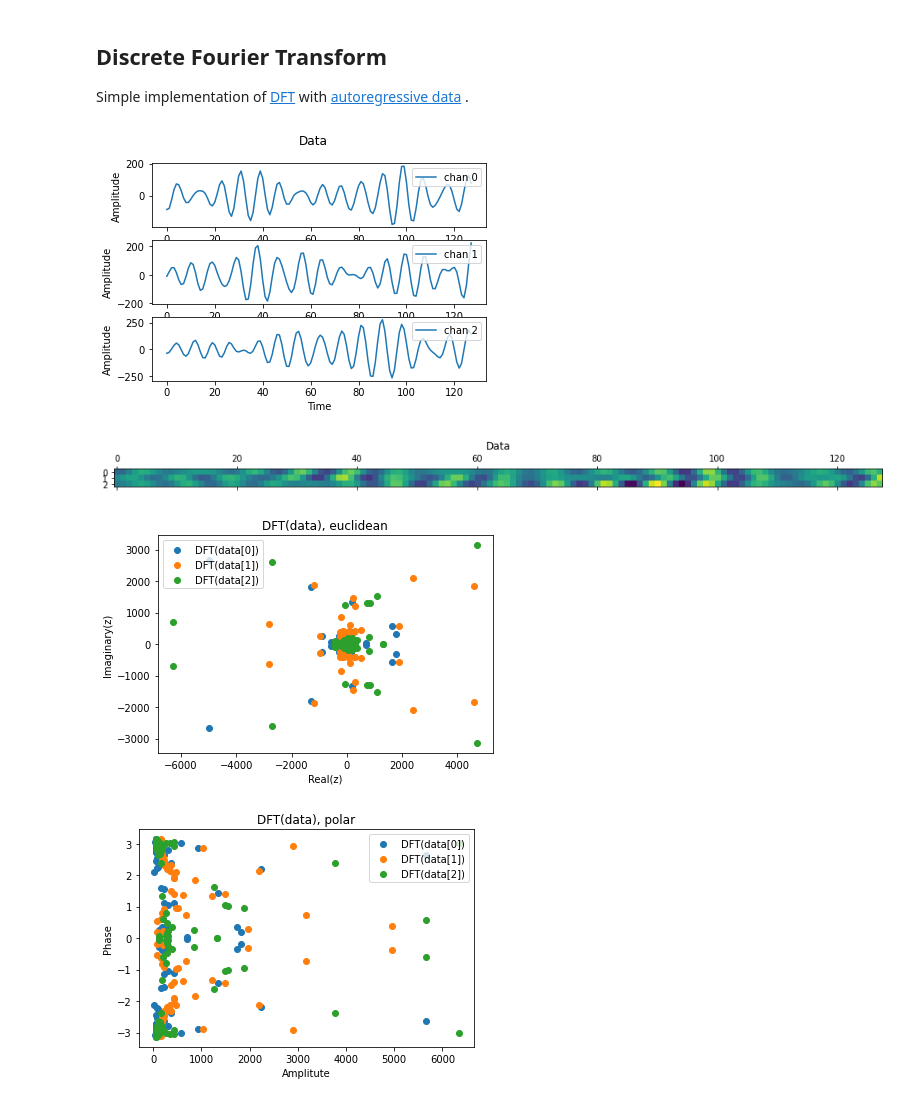
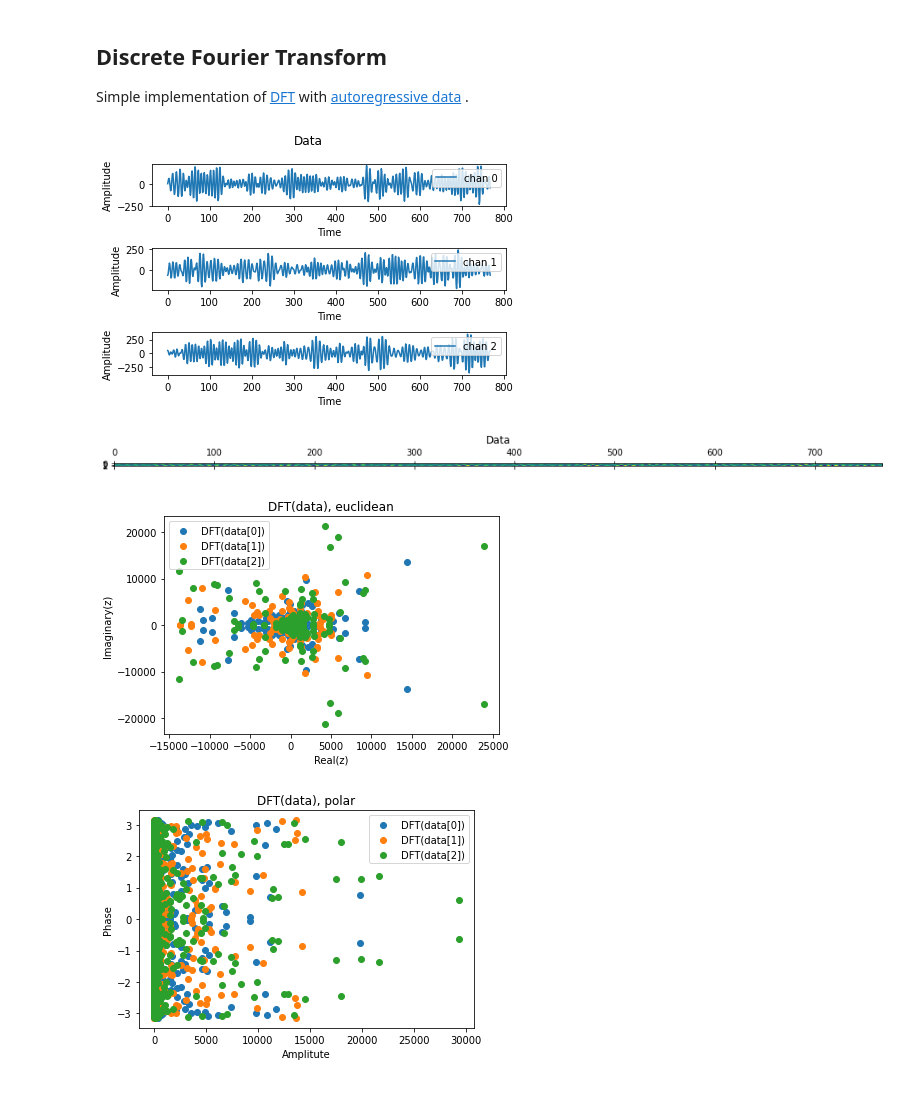
Before and after one commit to noamsgl/msc, a Jupyter notebook: notebooks/research/discrete_fourier_transform.ipynb, the cells around one changed output. Saved outputs shown, nothing was run; the diff lists cells and outputs as text; code cells hidden in the pictures.

```diff
--- a/notebooks/research/discrete_fourier_transform.ipynb
+++ b/notebooks/research/discrete_fourier_transform.ipynb
@@ -13,7 +15,7 @@ import nitime.utils as utils
 import nitime.timeseries as ts
 import nitime.viz as viz
 # %%
-def get_data(N, d):
+def get_ar_data(N, d):
     """
     generate synthetic data
     Args:
@@ -29,37 +31,40 @@ def get_data(N, d):
     for chan_idx in range(d):
         ar_seq, nz, coefs = utils.ar_generator(N, sigma=10, drop_transients=10)
         ar_seq -= ar_seq.mean()
         sample = np.ones(ar_seq.shape[-1]) + ar_seq
         sample_noise = np.random.randn(N)
         sample = sample + sample_noise
         data.append(sample)
         axes[chan_idx].plot(sample, label=f'chan {chan_idx}')
         axes[chan_idx].set_xlabel('Time')
         axes[chan_idx].set_ylabel('Amplitude')
         axes[chan_idx].legend(loc='upper right')
+    fig.tight_layout()
     return np.array(data)
 
 
 # Time (s)
-T = 1
+T = 6
 # Sample freq (Hz)
 fs = 128
+# timestep (s)
+dt = 1/fs
 # Number of channels
 d = 3
 # Number of samples
 N = T * fs
 
 # get data and visualize channels
-data = get_data(N, d)
+data = get_ar_data(N, d)
 # plt.show()
 
 
 plt.matshow(data)
 plt.title('Data')
 plt.show()
 # %% [output]
-[figure, old version]
+[figure, new version]
-[figure, old version]
+[figure, new version]
 # %%
 def DFT(x):
     """
@@ -84,7 +89,7 @@ plt.xlabel('Real(z)')
 plt.legend()
 plt.show()
 # %% [output]
-[figure, old version]
+[figure, new version]
 # %%
 polar2z = lambda r,θ: r * np.exp( 1j * θ )
 z2polar = lambda z: ( np.abs(z), np.angle(z) )
@@ -99,4 +104,4 @@ plt.ylabel('Phase')
 plt.legend()
 plt.show()
 # %% [output]
-[figure, old version]
+[figure, new version]
```
Also changed, not shown: parts of 4 cells of this notebook.
